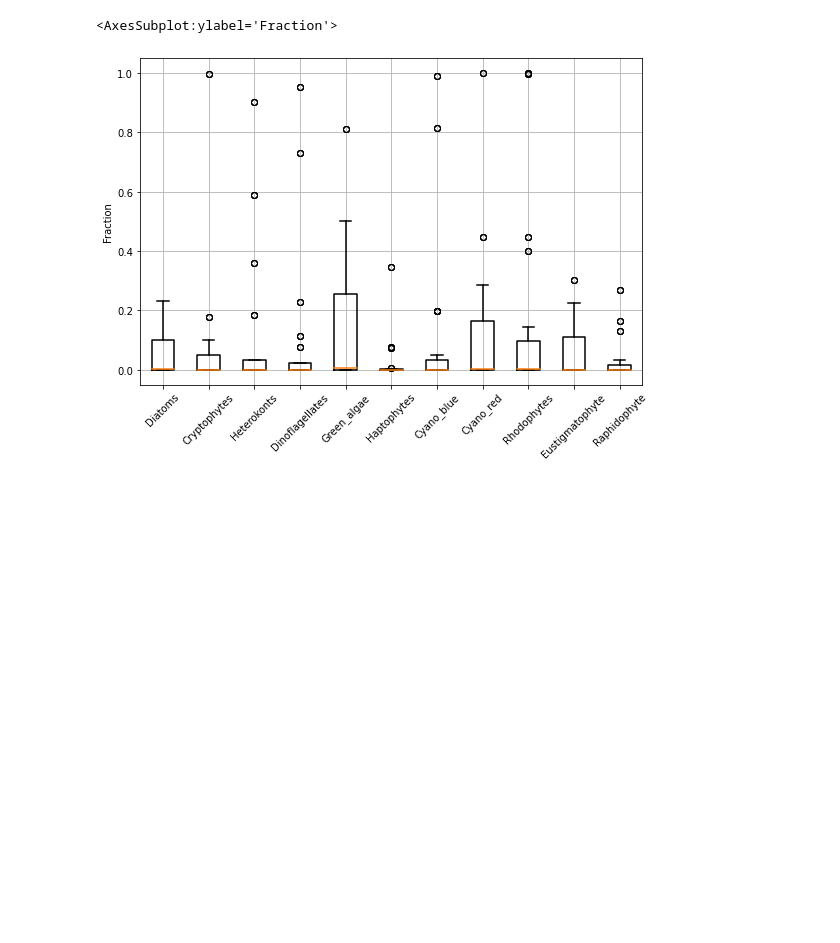
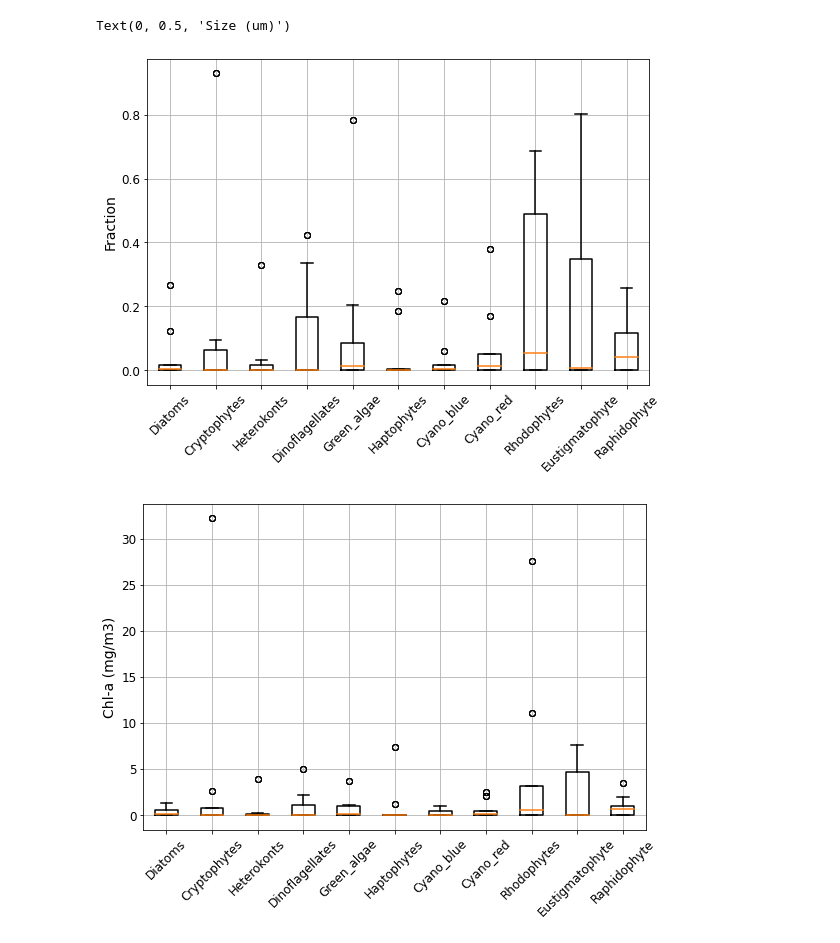
Before and after one commit to JAKravitz/SWIPE_HE, a Jupyter notebook: plot_scripts/plot_batch.ipynb, the cells around one changed output. Cells and saved outputs as stored; diff of their text form; code cells hidden in the pictures; blank space fills up the shorter version.

```diff
--- a/plot_scripts/plot_batch.ipynb
+++ b/plot_scripts/plot_batch.ipynb
@@ -4,7 +4,7 @@ import pandas as pd
 import matplotlib.pyplot as plt
 
 datadir = '/nobackup/jakravit/data/HE60/batch_data/'
-batch_name = 'case2V1'
+batch_name = 'case1V8'
 inputs = pd.read_csv(datadir + '{}_inputs.csv'.format(batch_name), index_col=0)
 outputs = pd.read_csv(datadir + '{}_outputs.csv'.format(batch_name), index_col=0)
 # %%
@@ -62,26 +81,74 @@ inputs['Sg_amplitude'].plot.box(ax=ax5, title='sunglint')
 # %%
 classes = ['Diatoms', 'Cryptophytes', 'Heterokonts', 'Dinoflagellates',
            'Green_algae', 'Haptophytes', 'Cyano_blue', 'Cyano_red', 'Rhodophytes',
            'Eustigmatophyte', 'Raphidophyte']
 
+# class fractions
 fractions = pd.DataFrame()
 for c in classes:
     name = c + '_class_frxn'
     try:
         col = inputs[name]
     except:
         continue
     fractions[c] = col
 
+# class chl
+clChl = pd.DataFrame()
+for c in classes:
+    name = c + '_class_chl'
+    try:
+        col = inputs[name]
+    except:
+        continue
+    clChl[c] = col
+
+# class size
+clDeff = pd.DataFrame()
+for c in classes:
+    name = c + '_class_Deff'
+    try:
+        col = inputs[name]
+    except:
+        continue
+    clDeff[c] = col
+
+# fractions
 fractions.plot(kind='box',
              color=dict(boxes='r', whiskers='r', medians='r', caps='r'),
              boxprops=dict(linestyle='-', linewidth=1.5),
              #flierprops=dict(linestyle='-', linewidth=1.5),
              medianprops=dict(linestyle='-', linewidth=1.5),
              whiskerprops=dict(linestyle='-', linewidth=1.5),
              capprops=dict(linestyle='-', linewidth=1.5),
              showfliers=True, grid=True, rot=45,
-             xlabel='PFT', ylabel='Fraction' )
+             xlabel='PFT', ylabel='Fraction', fontsize=12 )
+plt.ylabel('Fraction', fontsize=14)
+
+# chl
+clChl.plot(kind='box',
+             color=dict(boxes='r', whiskers='r', medians='r', caps='r'),
+             boxprops=dict(linestyle='-', linewidth=1.5),
+             #flierprops=dict(linestyle='-', linewidth=1.5),
+             medianprops=dict(linestyle='-', linewidth=1.5),
+             whiskerprops=dict(linestyle='-', linewidth=1.5),
+             capprops=dict(linestyle='-', linewidth=1.5),
+             showfliers=True, grid=True, rot=45,
+             xlabel='PFT', ylabel='Chl-a', fontsize=12 )
+plt.ylabel('Chl-a (mg/m3)', fontsize=14)
+
+# size
+clDeff.plot(kind='box',
+             color=dict(boxes='r', whiskers='r', medians='r', caps='r'),
+             boxprops=dict(linestyle='-', linewidth=1.5),
+             #flierprops=dict(linestyle='-', linewidth=1.5),
+             medianprops=dict(linestyle='-', linewidth=1.5),
+             whiskerprops=dict(linestyle='-', linewidth=1.5),
+             capprops=dict(linestyle='-', linewidth=1.5),
+             showfliers=True, grid=True, rot=45,
+             xlabel='PFT', ylabel='Size (um)', fontsize=12 )
+plt.ylabel('Size (um)', fontsize=14)
 # %% [output]
-<AxesSubplot:ylabel='Fraction'>
+Text(0, 0.5, 'Size (um)')
-[figure, old version]
+[figure, new version]
+[figure, added]
```
Also changed, not shown: parts of 4 cells of this notebook, 6 other files.
